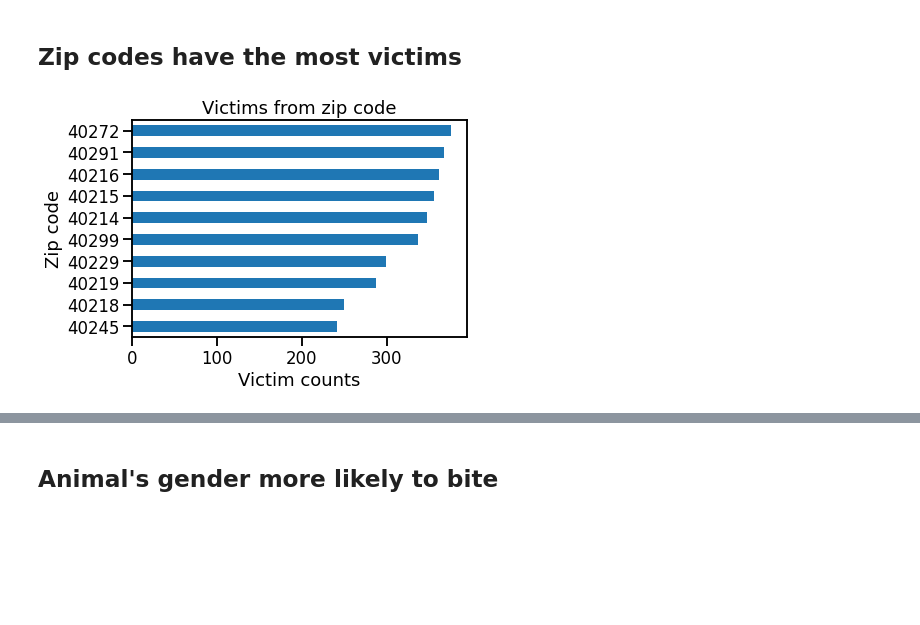
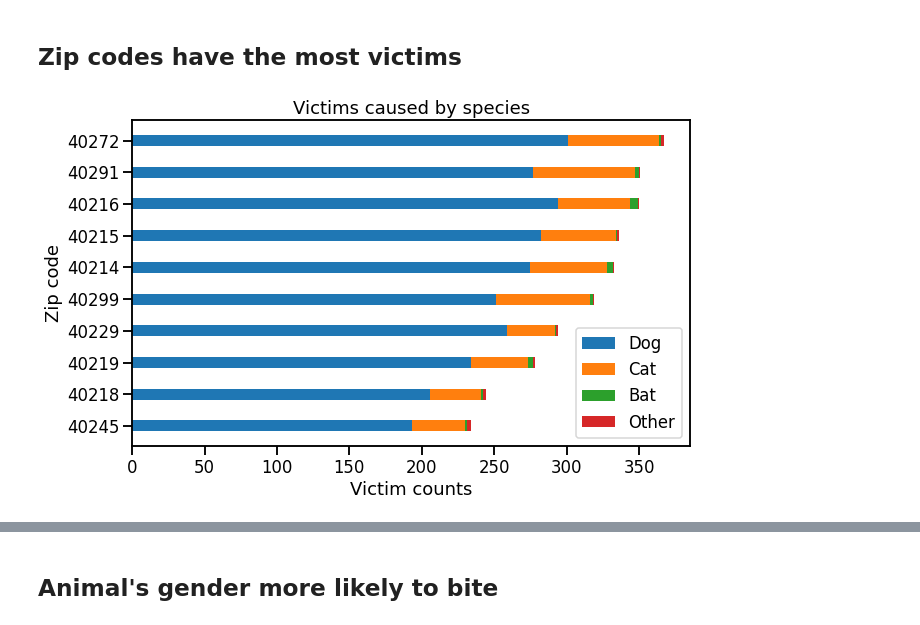
Before and after one commit to qq7933086/Story_AnimalBite_springboard, a Jupyter notebook: Animal_bite_Story.ipynb, the cells around one changed output, grey strips where cells are left out. Drawn from its saved outputs; the diff is of its cells as text; code cells hidden in the pictures; blank space fills up the shorter version.

```diff
--- a/Animal_bite_Story.ipynb
+++ b/Animal_bite_Story.ipynb
@@ -96,10 +133,3 @@ ResultsIDDesc           3
 dtype: int64
 # %% [markdown]
 ## Zip codes have the most victims
-# %%
-df['victim_zip'].value_counts(ascending = True).tail(10).plot(kind = 'barh')
-plt.ylabel('Zip code')
-plt.xlabel('Victim counts')
-plt.title('Victims from zip code');
-# %% [output]
-[figure, removed]
@@ -105,0 +143,20 @@ plt.title('Victims from zip code');
+# %%
+labels = zip_species_long_df.head(10).index
+DOG = zip_species_long_df['DOG'].head(10)
+CAT = zip_species_long_df['CAT'].head(10)
+BAT = zip_species_long_df['BAT'].head(10)
+OTHER = zip_species_long_df['OTHER'].head(10)
+height = 0.35
+fig, ax = plt.subplots(figsize=(10,6))
+
+ax.barh(labels, DOG, height, label='Dog')
+ax.barh(labels, CAT, height, left=DOG,label='Cat')
+ax.barh(labels, BAT, height, left=DOG + CAT,label='Bat')
+ax.barh(labels, OTHER, height, left=DOG + CAT+BAT,label='Other')
+ax.set_ylabel('Zip code')
+ax.set_xlabel('Victim counts')
+ax.set_title('Victims caused by species');
+plt.gca().invert_yaxis()
+ax.legend();
+# %% [output]
+[figure, added]
```
Also changed, not shown: parts of 22 cells of this notebook.
